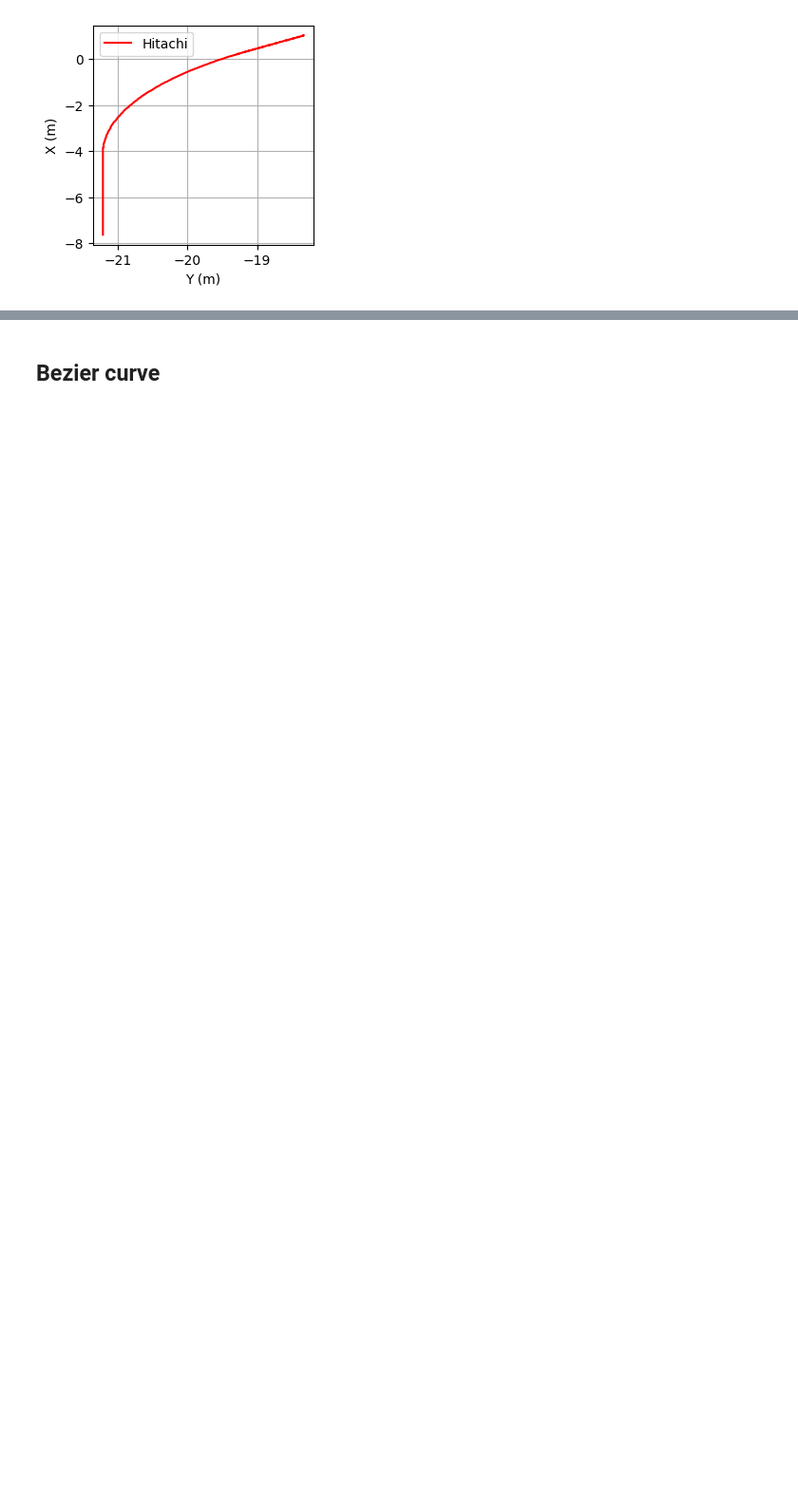
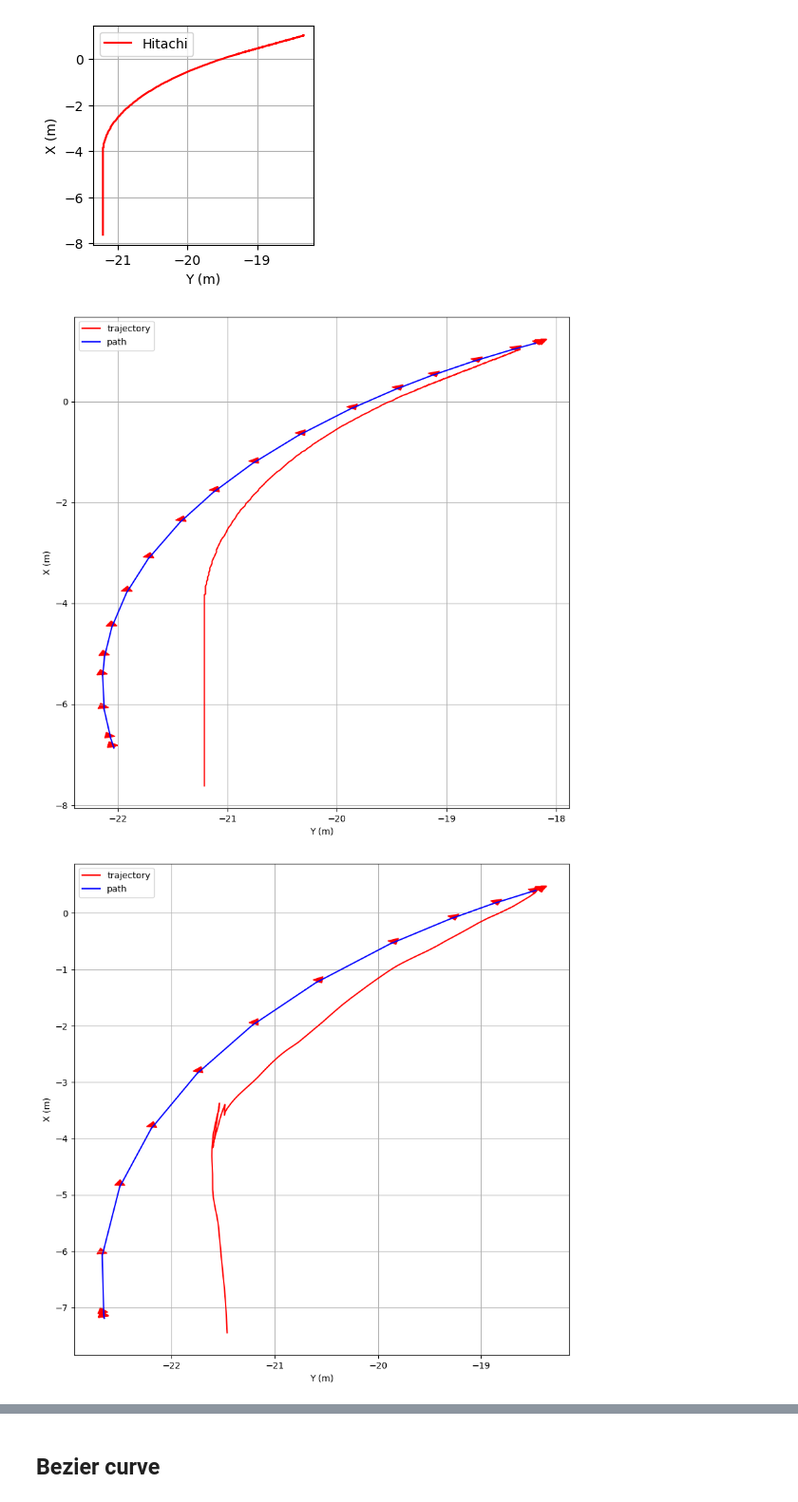
Before and after one commit to chanyca/DReyeVR, a Jupyter notebook: PythonAPI/scripts/algorithm.ipynb, the cells around one changed output, grey strips where cells are left out. Shown at 95% size. Drawn from its saved outputs; the diff is of its cells as text; code cells hidden in the pictures; blank space fills up the shorter version.

```diff
--- a/PythonAPI/scripts/algorithm.ipynb
+++ b/PythonAPI/scripts/algorithm.ipynb
@@ -151,8 +151,8 @@ Linear Relation: Y = 5.071472 * X + -43.396379
 # %% [markdown]
 ### Plot the path from trial files
 # %%
-# plot locationX and Y
-from turtle import forward
+
+import numpy as np
 import pandas as pd
 import matplotlib.pyplot as plt
 plt.style.use('default')
@@ -176,7 +176,7 @@ yaw_d = []
 yaw_f = []
 
 for i in range_:
-    df = pd.read_excel(f'../PythonAPI/data/trials/trial{i + 1}.xlsx')
+    df = pd.read_excel(f'../data/trials/trial{i + 1}.xlsx')
     x = df['LocationX'].to_list()
     y = df['LocationY'].to_list()
     yaw = df['RotationYaw'].to_list()
@@ -235,7 +235,6 @@ Mean yaw_f=  91.296984836 std:  0.7554986672489944
 # %%
 # preprocess paths, remove outliers,and duplicate points
 from os import path
-from turtle import backward
 from scipy import interpolate
 import numpy as np
 import pandas as pd
@@ -243,7 +242,7 @@ import pandas as pd
 path_data = {}
 
 for i in range_:
-    df = pd.read_excel(f'../PythonAPI/data/trials/trial{i + 1}.xlsx')
+    df = pd.read_excel(f'../data/trials/trial{i + 1}.xlsx')
     X = df['LocationX']
     Y = df['LocationY']
 
@@ -358,7 +357,7 @@ print(mean_path.shape)
 # print("Mean Path:")
 # for point in mean_path:
 #     print(point)
-with open('../PythonAPI/data/paths/manual.txt', 'w') as f:
+with open('../data/paths/driving_path_right2left.txt', 'w') as f:
     for point in mean_path:
         f.write(f"{point[0]},{point[1]}\n")
 
@@ -505,3 +504,34 @@ predefined_path = {
     },
 }
 # predefined_path["1"]["forward paths"]
+# %%
+import matplotlib.pyplot as plt
+plt.style.use('default')
+
+for i in range(3):
+    log_file = f"./log{i + 1}.txt"
+    with open(log_file, "r") as f:
+        data = f.readlines()
+        data = [line.strip().split(",") for line in data]
+        data = [[float(val) for val in line[:3]] for line in data]
+        data = np.array(data)
+
+    trajectory = predefined_path[str(3 - i)]["backward paths"]["path"]
+    # plot the path and the trajectory
+    plt.figure(figsize=(10, 10))
+    plt.plot(trajectory[:, 1], trajectory[:, 0], 'r', label='trajectory')
+    plt.plot(data[:, 1], data[:, 0], 'b', label='path')
+    for i, (x, y) in enumerate(zip(data[:, 1], data[:, 0])):
+        plt.arrow(x, y,
+            0.03 * np.cos(np.radians(90 - data[:, 2][i])),
+            0.03 * np.sin(np.radians(90 - data[:, 2][i])),
+            head_width=0.1, head_length=0.1, fc='red', ec='red')
+    plt.xlabel('Y (m)')
+    plt.ylabel('X (m)')
+    plt.legend()
+    plt.grid()
+    plt.show()
+    plt.close()
+# %% [output]
+[figure, added]
+[figure, added]
```
Also changed, not shown: parts of 1 cell of this notebook, 14 other files.
